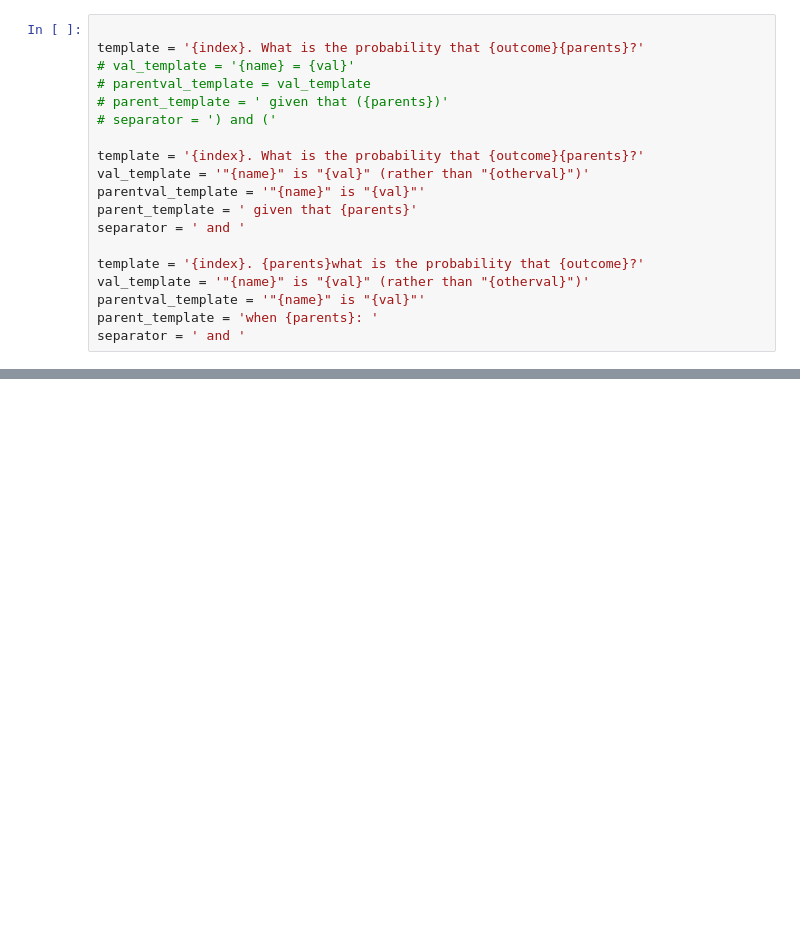
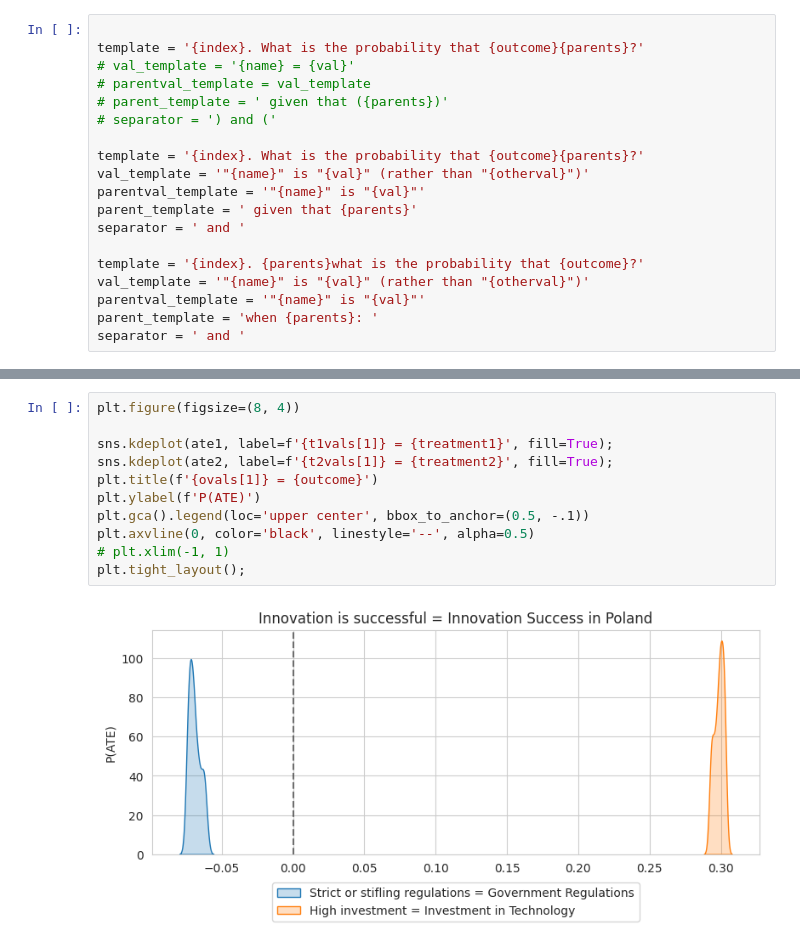
Before and after one commit to felixludos/cladder, a Jupyter notebook: notebooks/query_probs.ipynb, the cells around one changed output, grey strips where cells are left out. Drawn from its saved outputs; the diff is of its cells as text; blank space fills up the shorter version.

```diff
--- a/notebooks/query_probs.ipynb
+++ b/notebooks/query_probs.ipynb
@@ -158,0 +344,13 @@ invprobabilities = {
+# %%
+plt.figure(figsize=(8, 4))
+
+sns.kdeplot(ate1, label=f'{t1vals[1]} = {treatment1}', fill=True);
+sns.kdeplot(ate2, label=f'{t2vals[1]} = {treatment2}', fill=True);
+plt.title(f'{ovals[1]} = {outcome}')
+plt.ylabel(f'P(ATE)')
+plt.gca().legend(loc='upper center', bbox_to_anchor=(0.5, -.1))
+plt.axvline(0, color='black', linestyle='--', alpha=0.5)
+# plt.xlim(-1, 1)
+plt.tight_layout();
+# %% [output]
+[figure, added]
```
Also changed, not shown: parts of 16 cells of this notebook, 2 other files.
